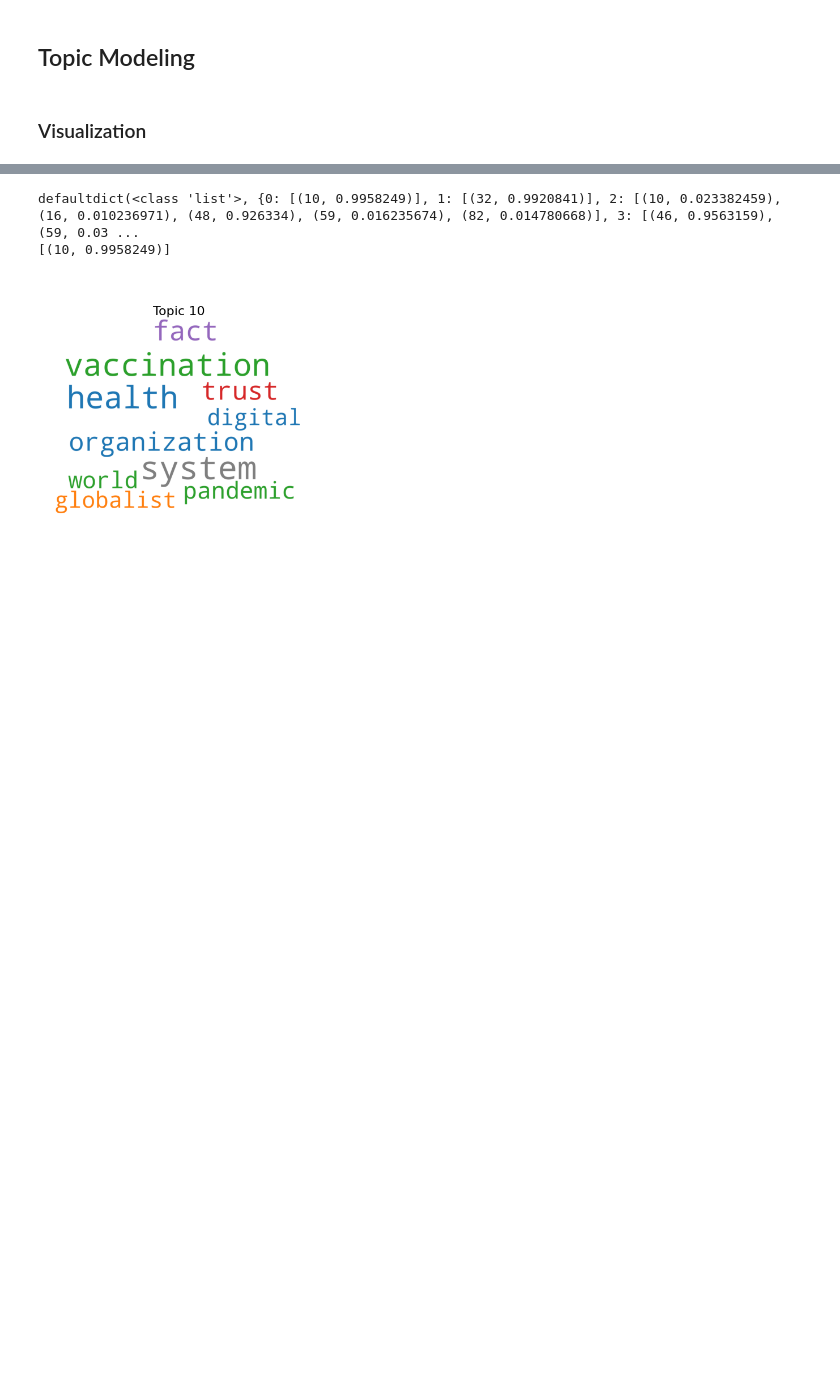
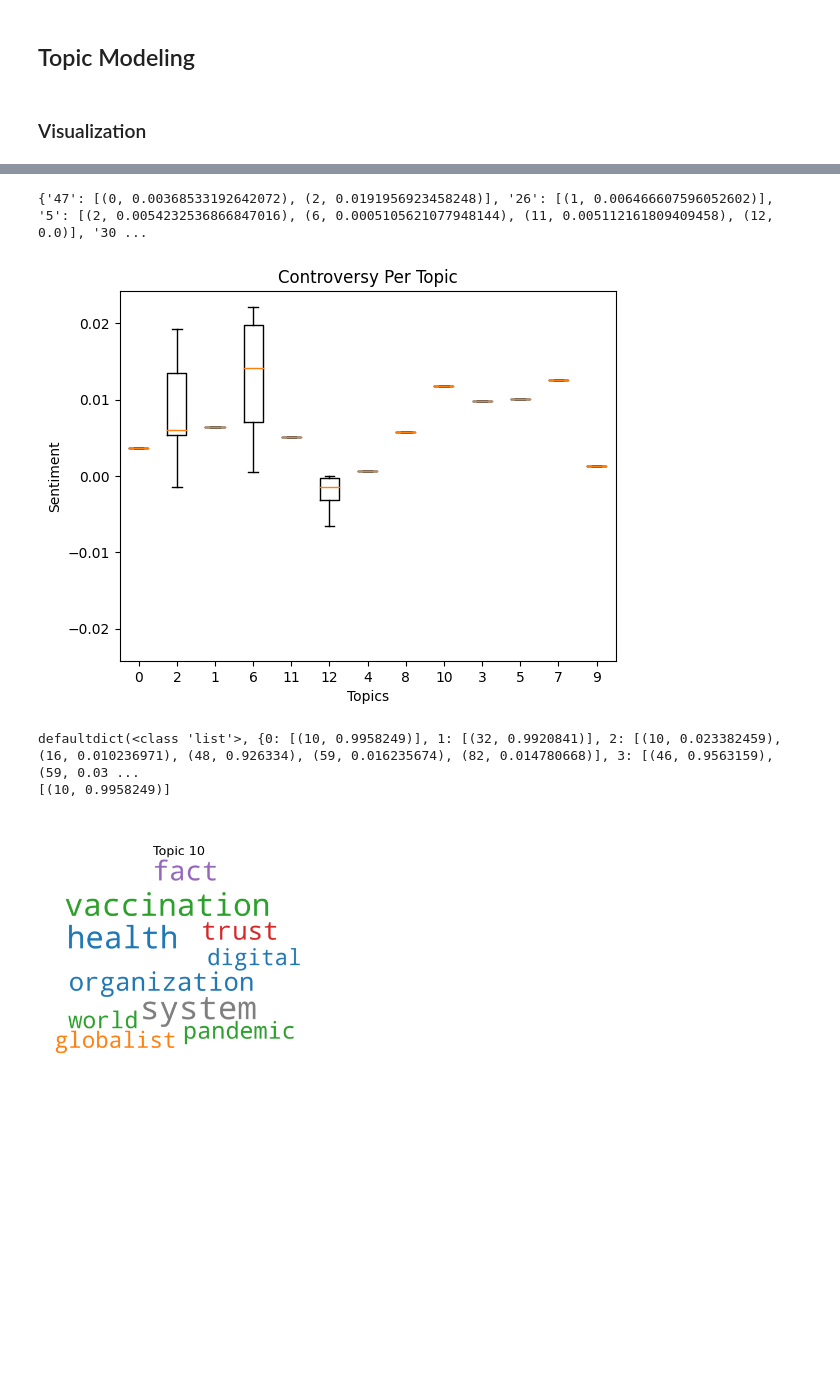
Before and after one commit to WilliamHiatt/SeniorCapStone, a Jupyter notebook: Topic Based Sentiment Analysis/Project_Pipeline.ipynb, the cells around one changed output, grey strips where cells are left out. Saved outputs shown, nothing was run; the diff lists cells and outputs as text; code cells hidden in the pictures; blank space fills up the shorter version.

Commit message:
added box plot visualization and bubble plot for topic sentiment

```diff
--- a/Topic Based Sentiment Analysis/Project_Pipeline.ipynb
+++ b/Topic Based Sentiment Analysis/Project_Pipeline.ipynb
@@ -233,0 +274,32 @@ of 0.5628630131814101
+# %%
+print(Sentiment_per_topic)
+# %% [output]
+{'47': [(0, 0.00368533192642072), (2, 0.0191956923458248)], '26': [(1, 0.006466607596052602)], '5': [(2, 0.0054232536866847016), (6, 0.0005105621077948144), (11, 0.005112161809409458), (12, 0.0)], '30 ...
+# %%
+# Create a dictionary to group the data by unique numbers in the first position
+data_dict = {}
+for sublist in Sentiment_per_topic.values():
+    for item in sublist:
+        key = item[0]
+        if key in data_dict:
+            data_dict[key].append(item[1])
+        else:
+            data_dict[key] = [item[1]]
+
+# Create a list of data values for each unique number
+data_values = list(data_dict.values())
+
+# Create a list of labels for each unique number
+labels = list(data_dict.keys())
+
+# Set the same y-axis limits for all box plots
+plt.ylim(-max(max(data_values))-.005, max(max(data_values))+.005)
+
+# Create a box plot
+plt.boxplot(data_values, labels=labels)
+plt.xlabel('Topics')
+plt.ylabel('Sentiment')
+plt.title('Controversy Per Topic')
+plt.show()
+# %% [output]
+[figure, added]
```
Also changed, not shown: parts of 6 cells of this notebook.
